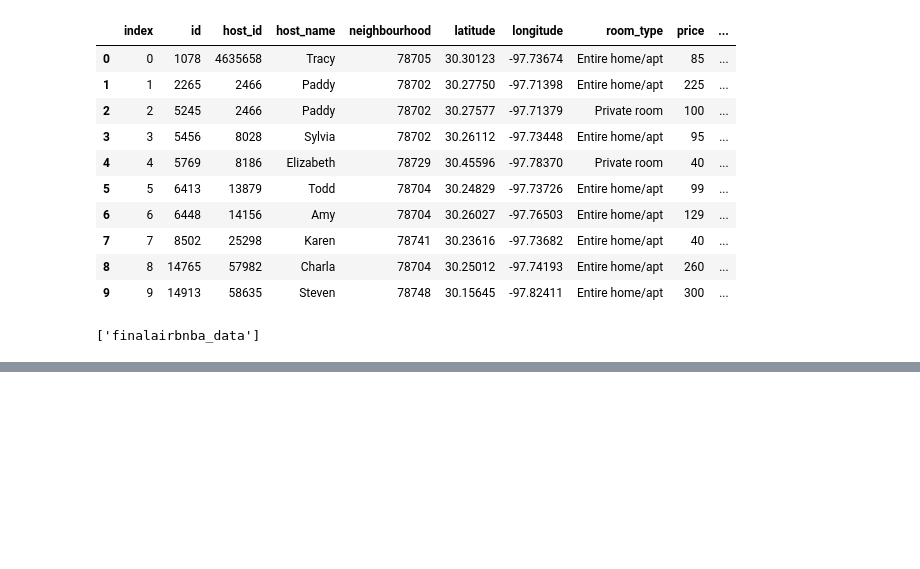
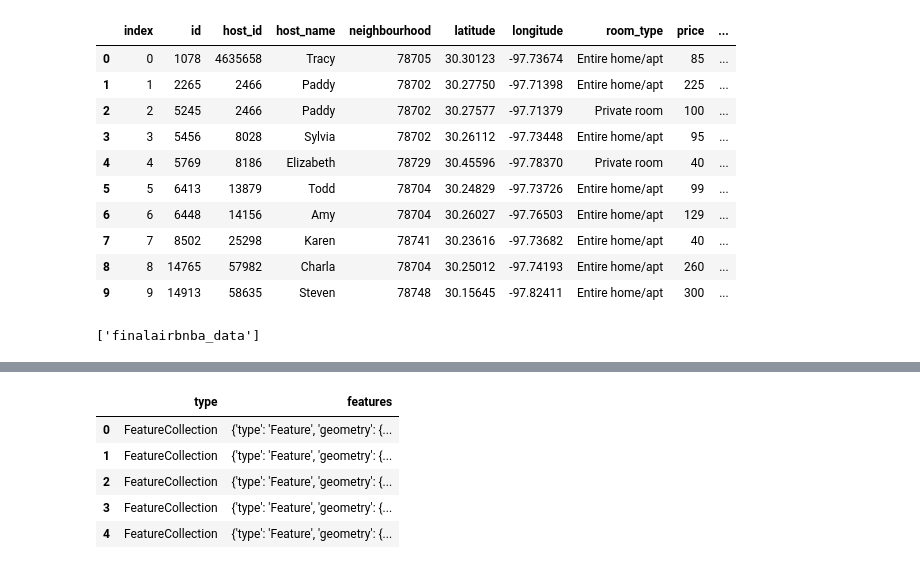
Before and after one commit to yanzi1210/project2_AirbnbAustin, a Jupyter notebook: Airbnba.ipynb, the cells around one changed output, grey strips where cells are left out. Drawn from its saved outputs; the diff is of its cells as text; code cells hidden in the pictures; blank space fills up the shorter version.

```diff
--- a/Airbnba.ipynb
+++ b/Airbnba.ipynb
@@ -107,0 +113,14 @@ finalairbnba_df.to_sql(name='finalairbnba_data', con=engine, if_exists='append',
+# %%
+
+fname = "./Resources/austin_area_zip_codes.geojson"
+
+df = pd.read_json(fname)
+# %%
+df.head()
+# %% [output]
+|  | type | features |
+| 0 | FeatureCollection | {'type': 'Feature', 'geometry': {... |
+| 1 | FeatureCollection | {'type': 'Feature', 'geometry': {... |
+| 2 | FeatureCollection | {'type': 'Feature', 'geometry': {... |
+| 3 | FeatureCollection | {'type': 'Feature', 'geometry': {... |
+| 4 | FeatureCollection | {'type': 'Feature', 'geometry': {... |
```
Also changed, not shown: parts of 6 cells of this notebook.
